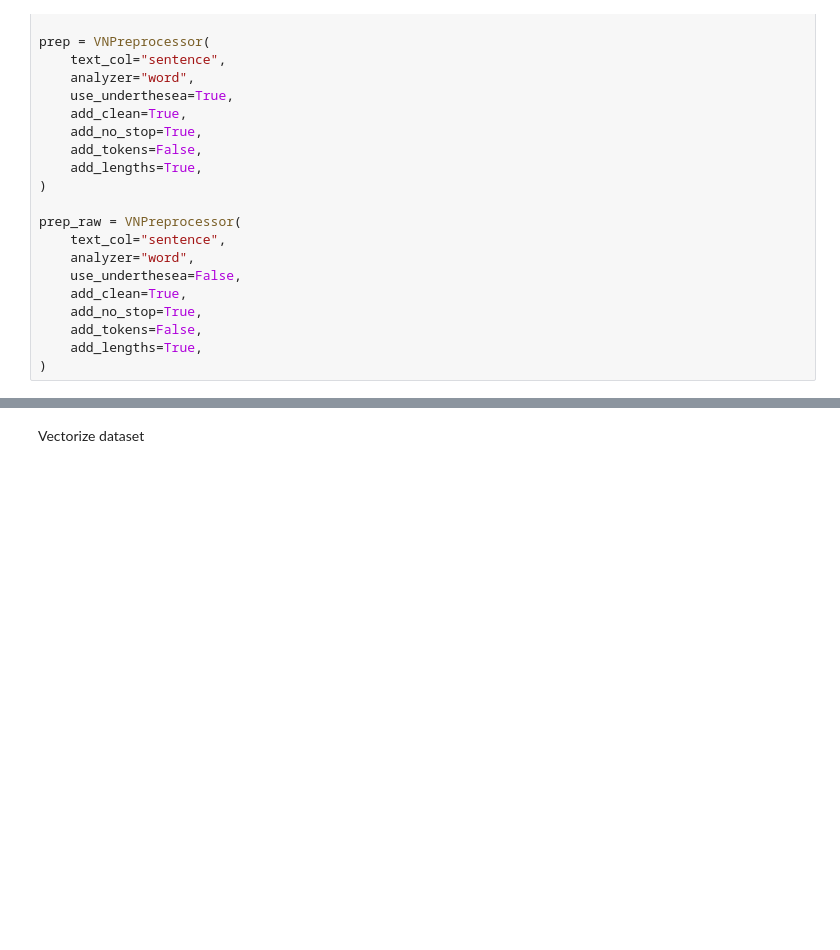
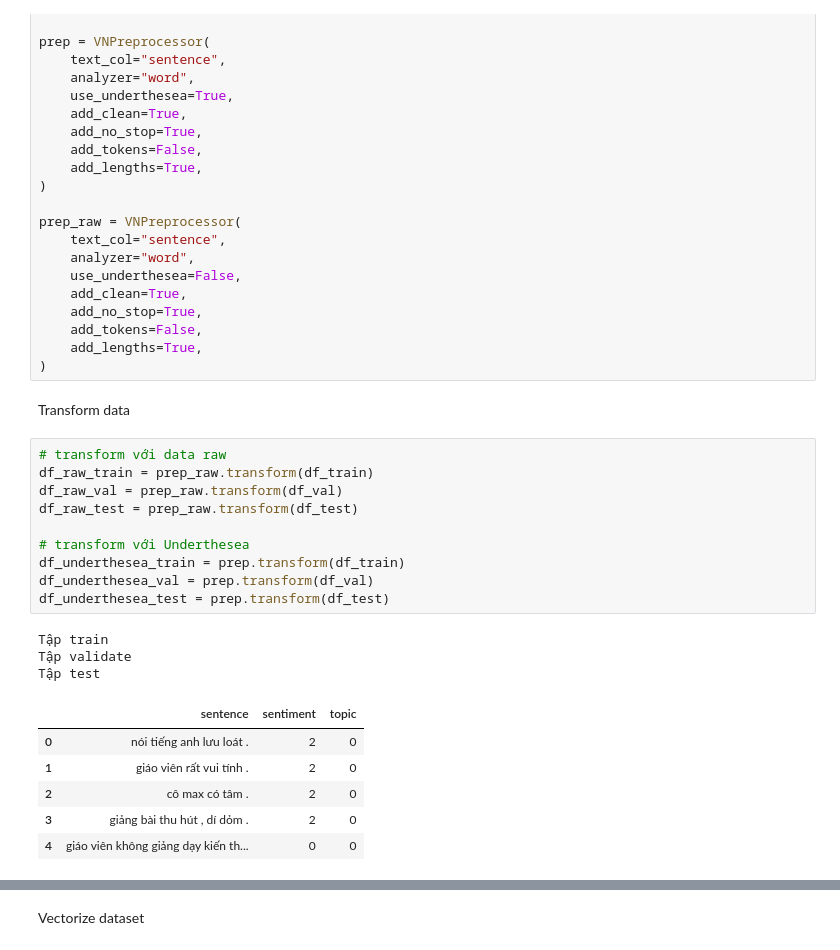
Before and after one commit to UIT-June-2025-Nhom-8/Project_AI_Thinking, a Jupyter notebook: src/main.ipynb, the cells around one changed output, grey strips where cells are left out. Cells and saved outputs as stored; diff of their text form; blank space fills up the shorter version.

```diff
--- a/src/main.ipynb
+++ b/src/main.ipynb
@@ -71,3 +88,25 @@ prep_raw = VNPreprocessor(
     add_tokens=False,
     add_lengths=True,
 )
+# %% [markdown]
+Transform data
+# %%
+# transform với data raw
+df_raw_train = prep_raw.transform(df_train)
+df_raw_val = prep_raw.transform(df_val)
+df_raw_test = prep_raw.transform(df_test)
+
+# transform với Underthesea
+df_underthesea_train = prep.transform(df_train)
+df_underthesea_val = prep.transform(df_val)
+df_underthesea_test = prep.transform(df_test)
+# %% [output]
+Tập train
+Tập validate
+Tập test
+|  | sentence | sentiment | topic |
+| 0 | nói tiếng anh lưu loát . | 2 | 0 |
+| 1 | giáo viên rất vui tính . | 2 | 0 |
+| 2 | cô max có tâm . | 2 | 0 |
+| 3 | giảng bài thu hút , dí dỏm . | 2 | 0 |
+| 4 | giáo viên không giảng dạy kiến th... | 0 | 0 |
```
Also changed, not shown: parts of 10 cells of this notebook.
